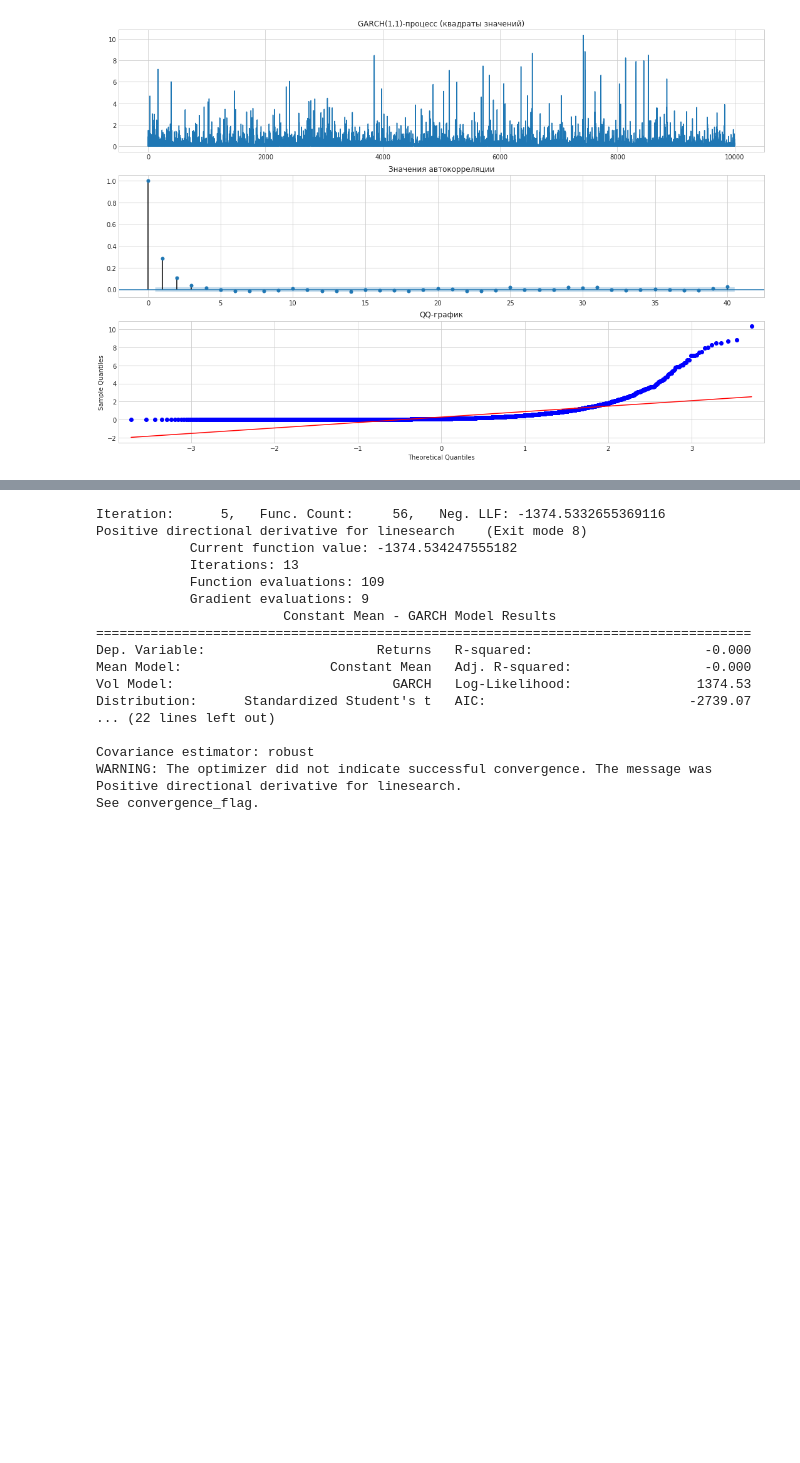
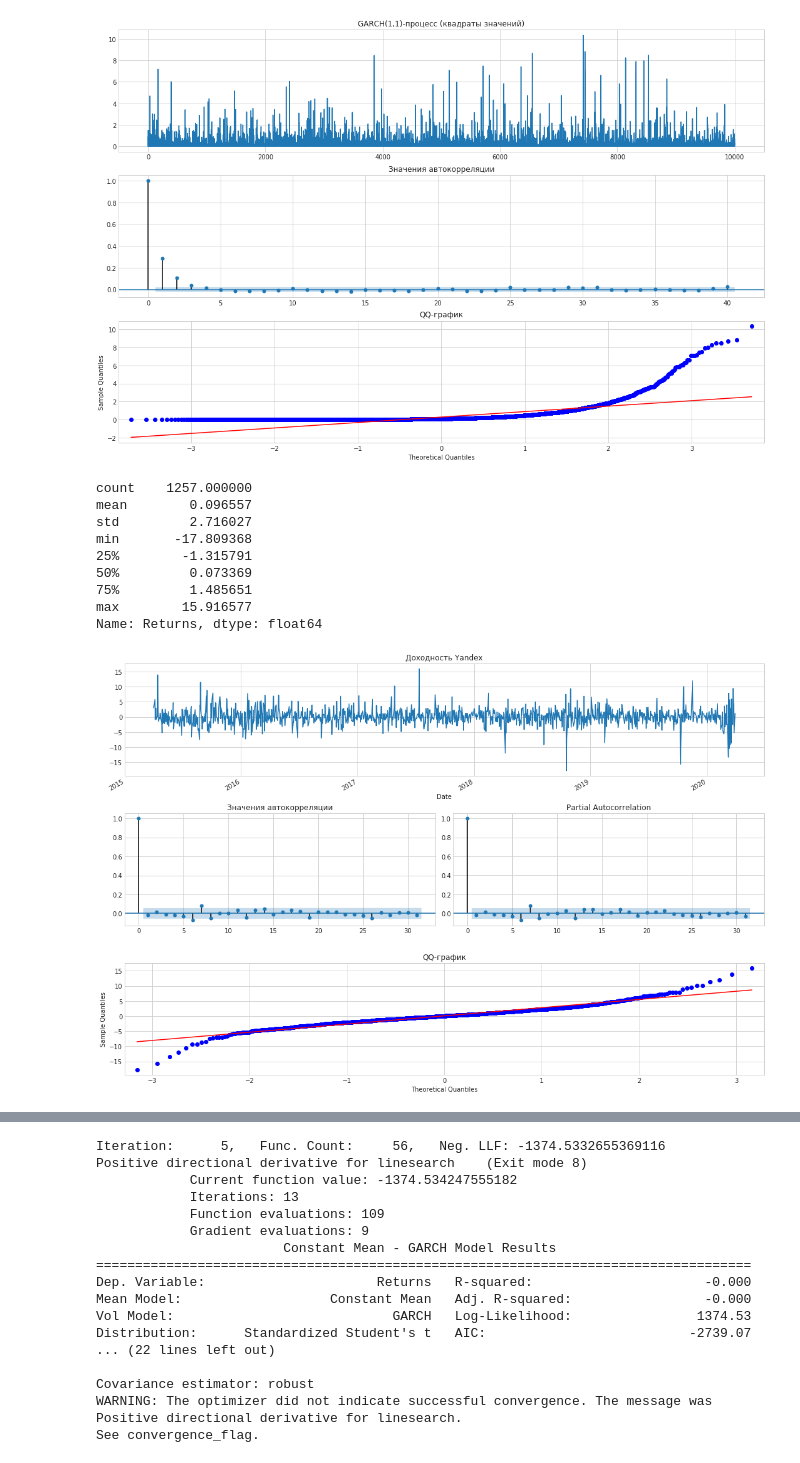
Before and after one commit to georgypv/time-series-analysis, a Jupyter notebook: GARCH.ipynb, the cells around one changed output, grey strips where cells are left out. Saved outputs shown, nothing was run; the diff lists cells and outputs as text; code cells hidden in the pictures; blank space fills up the shorter version.

```diff
--- a/GARCH.ipynb
+++ b/GARCH.ipynb
@@ -26,17 +35,17 @@ def tsplot(y, lags=None, figsize=(15, 10), style='seaborn-whitegrid', title='tit
         y = pd.Series(y)
     with plt.style.context(style):
         fig = plt.figure(figsize=figsize)
-        layout = (3, 1)
+        layout = (3, 2)
         ts_ax = plt.subplot2grid(layout, (0, 0), colspan=2)
         acf_ax = plt.subplot2grid(layout, (1, 0))
-        #pacf_ax = plt.subplot2grid(layout, (1, 1))
-        qq_ax = plt.subplot2grid(layout, (2, 0))
+        pacf_ax = plt.subplot2grid(layout, (1, 1))
+        qq_ax = plt.subplot2grid(layout, (2, 0), colspan=2)
         #pp_ax = plt.subplot2grid(layout, (2, 1))
 
         y.plot(ax=ts_ax)
         ts_ax.set_title(title)
         smt.graphics.plot_acf(y, lags=lags, ax=acf_ax, alpha=0.05, title='Значения автокорреляции')
-        #smt.graphics.plot_pacf(y, lags=lags, ax=pacf_ax, alpha=0.05)
+        smt.graphics.plot_pacf(y, lags=lags, ax=pacf_ax, alpha=0.05)
         sm.qqplot(y, line='s', ax=qq_ax)
         qq_ax.set_title('QQ-график')
         #scs.probplot(y, sparams=(y.mean(), y.std()), plot=pp_ax)
@@ -246,0 +238,18 @@ for l in range(forecast_length):
+# %%
+ret = data_dict['Yandex']['Returns']
+
+ret = ret * 100
+print(ret.describe())
+last_observation = ret.index[len(ret)//2]
+tsplot(ret, title='Доходность Yandex')
+# %% [output]
+count    1257.000000
+mean        0.096557
+std         2.716027
+min       -17.809368
+25%        -1.315791
+50%         0.073369
+75%         1.485651
+max        15.916577
+Name: Returns, dtype: float64
+[figure, added]
```
Also changed, not shown: parts of 19 cells of this notebook, 53 other files.
